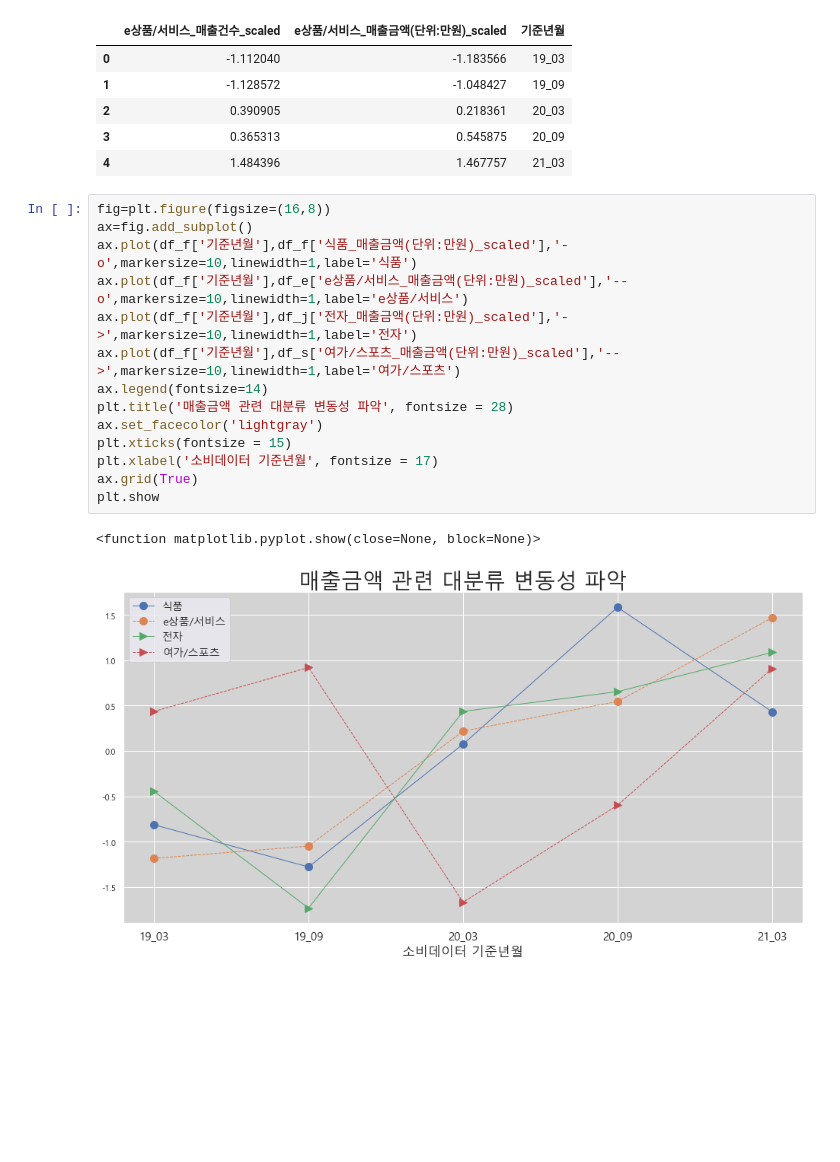
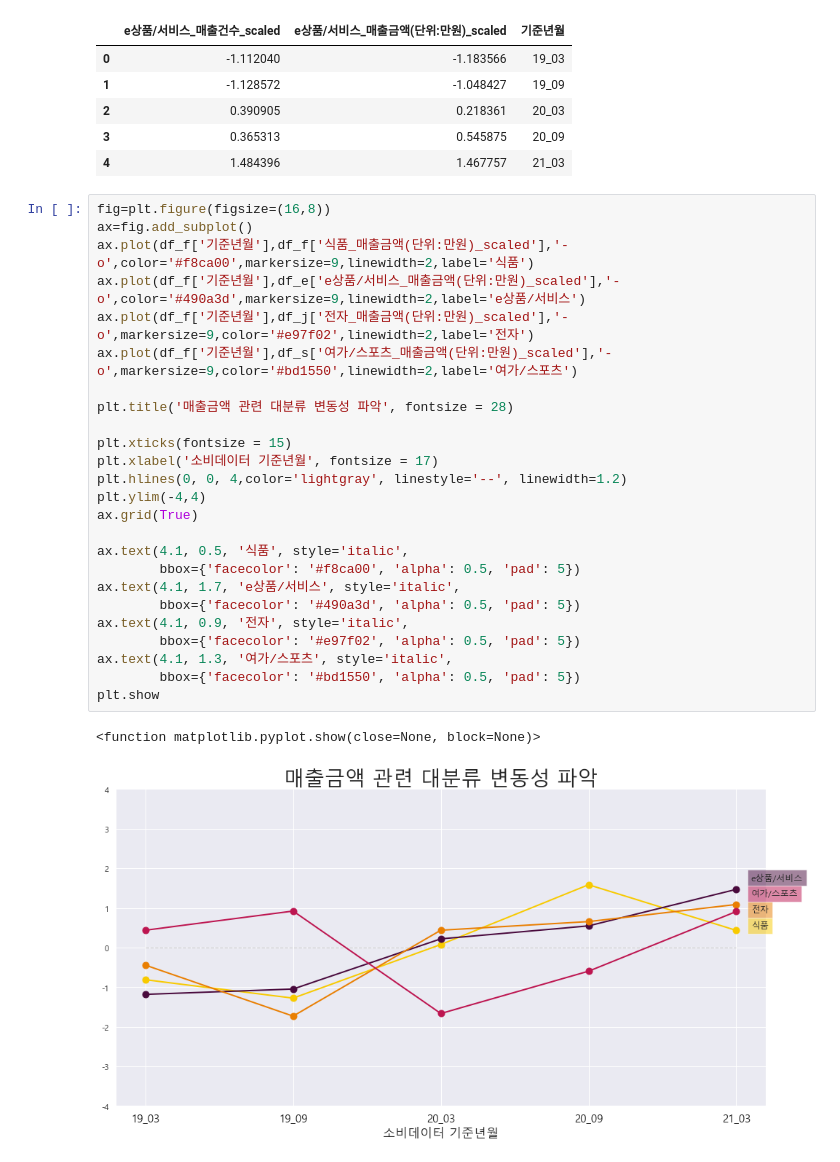
Before and after one commit to rootofdata/Financial-Security-Institute-NH, a Jupyter notebook: (시각화)4가지 대분류.ipynb, the cells around one changed output. Drawn from its saved outputs; the diff is of its cells as text; blank space fills up the shorter version.

```diff
--- a/(시각화)4가지 대분류.ipynb
+++ b/(시각화)4가지 대분류.ipynb
@@ -226,20 +226,31 @@ df_e
 # %%
 fig=plt.figure(figsize=(16,8))
 ax=fig.add_subplot()
-ax.plot(df_f['기준년월'],df_f['식품_매출금액(단위:만원)_scaled'],'-o',markersize=10,linewidth=1,label='식품')
-ax.plot(df_f['기준년월'],df_e['e상품/서비스_매출금액(단위:만원)_scaled'],'--o',markersize=10,linewidth=1,label='e상품/서비스')
-ax.plot(df_f['기준년월'],df_j['전자_매출금액(단위:만원)_scaled'],'->',markersize=10,linewidth=1,label='전자')
-ax.plot(df_f['기준년월'],df_s['여가/스포츠_매출금액(단위:만원)_scaled'],'-->',markersize=10,linewidth=1,label='여가/스포츠')
-ax.legend(fontsize=14)
+ax.plot(df_f['기준년월'],df_f['식품_매출금액(단위:만원)_scaled'],'-o',color='#f8ca00',markersize=9,linewidth=2,label='식품')
+ax.plot(df_f['기준년월'],df_e['e상품/서비스_매출금액(단위:만원)_scaled'],'-o',color='#490a3d',markersize=9,linewidth=2,label='e상품/서비스')
+ax.plot(df_f['기준년월'],df_j['전자_매출금액(단위:만원)_scaled'],'-o',markersize=9,color='#e97f02',linewidth=2,label='전자')
+ax.plot(df_f['기준년월'],df_s['여가/스포츠_매출금액(단위:만원)_scaled'],'-o',markersize=9,color='#bd1550',linewidth=2,label='여가/스포츠')
+
 plt.title('매출금액 관련 대분류 변동성 파악', fontsize = 28)
-ax.set_facecolor('lightgray')
+
 plt.xticks(fontsize = 15)
 plt.xlabel('소비데이터 기준년월', fontsize = 17)
+plt.hlines(0, 0, 4,color='lightgray', linestyle='--', linewidth=1.2)
+plt.ylim(-4,4)
 ax.grid(True)
+
+ax.text(4.1, 0.5, '식품', style='italic',
+        bbox={'facecolor': '#f8ca00', 'alpha': 0.5, 'pad': 5})
+ax.text(4.1, 1.7, 'e상품/서비스', style='italic',
+        bbox={'facecolor': '#490a3d', 'alpha': 0.5, 'pad': 5})
+ax.text(4.1, 0.9, '전자', style='italic',
+        bbox={'facecolor': '#e97f02', 'alpha': 0.5, 'pad': 5})
+ax.text(4.1, 1.3, '여가/스포츠', style='italic',
+        bbox={'facecolor': '#bd1550', 'alpha': 0.5, 'pad': 5})
 plt.show
 # %% [output]
 <function matplotlib.pyplot.show(close=None, block=None)>
-[figure, old version]
+[figure, new version]
 # %%
 fig=plt.figure(figsize=(16,8))
 ax=fig.add_subplot()
```
Also changed, not shown: parts of 5 cells of this notebook.
